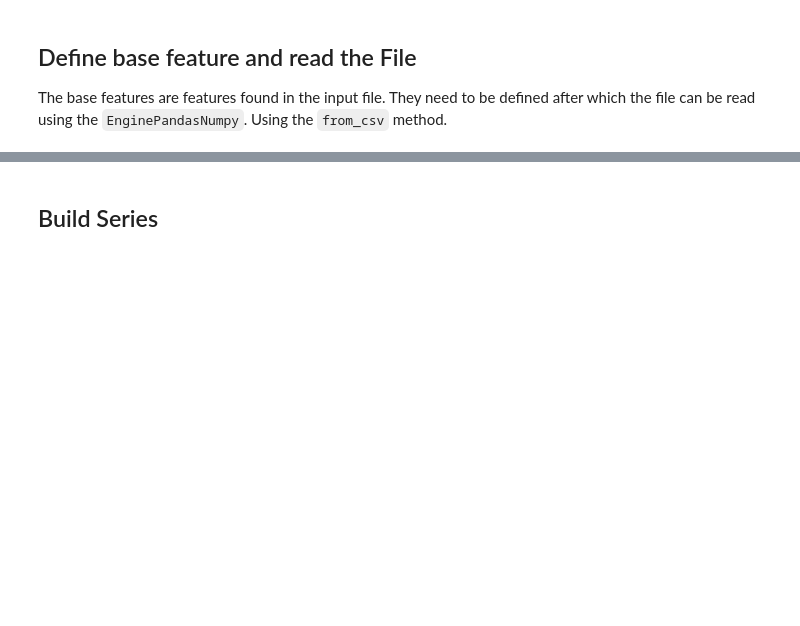
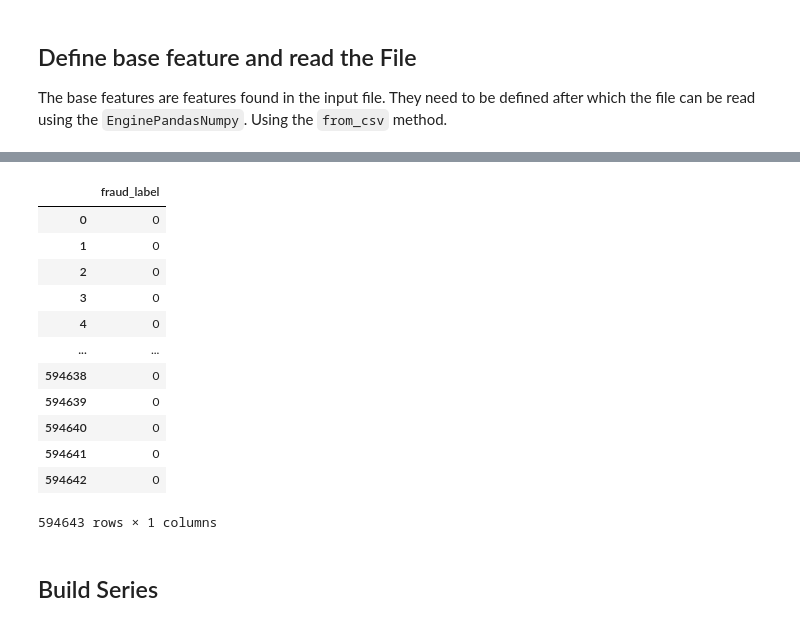
Before and after one commit to t0kk35/d373c7, a Jupyter notebook: notebooks/02_series/01_stacked/01_classifiers/02_Recurrent.ipynb, the cells around one changed output, grey strips where cells are left out. Drawn from its saved outputs; the diff is of its cells as text; code cells hidden in the pictures; blank space fills up the shorter version.

```diff
--- a/notebooks/02_series/01_stacked/01_classifiers/02_Recurrent.ipynb
+++ b/notebooks/02_series/01_stacked/01_classifiers/02_Recurrent.ipynb
@@ -152,3 +161,20 @@ df
+# %%
+# Visualize the label DataFrame
+lb_df
+# %% [output]
+|  | fraud_label |
+| 0 | 0 |
+| 1 | 0 |
+| 2 | 0 |
+| 3 | 0 |
+| 4 | 0 |
+| ... | ... |
+| 594638 | 0 |
+| 594639 | 0 |
+| 594640 | 0 |
+| 594641 | 0 |
+| 594642 | 0 |
+594643 rows × 1 columns
 # %% [markdown]
 ## Build Series
 # %%
```
Also changed, not shown: parts of 11 cells of this notebook, 24 other files.
